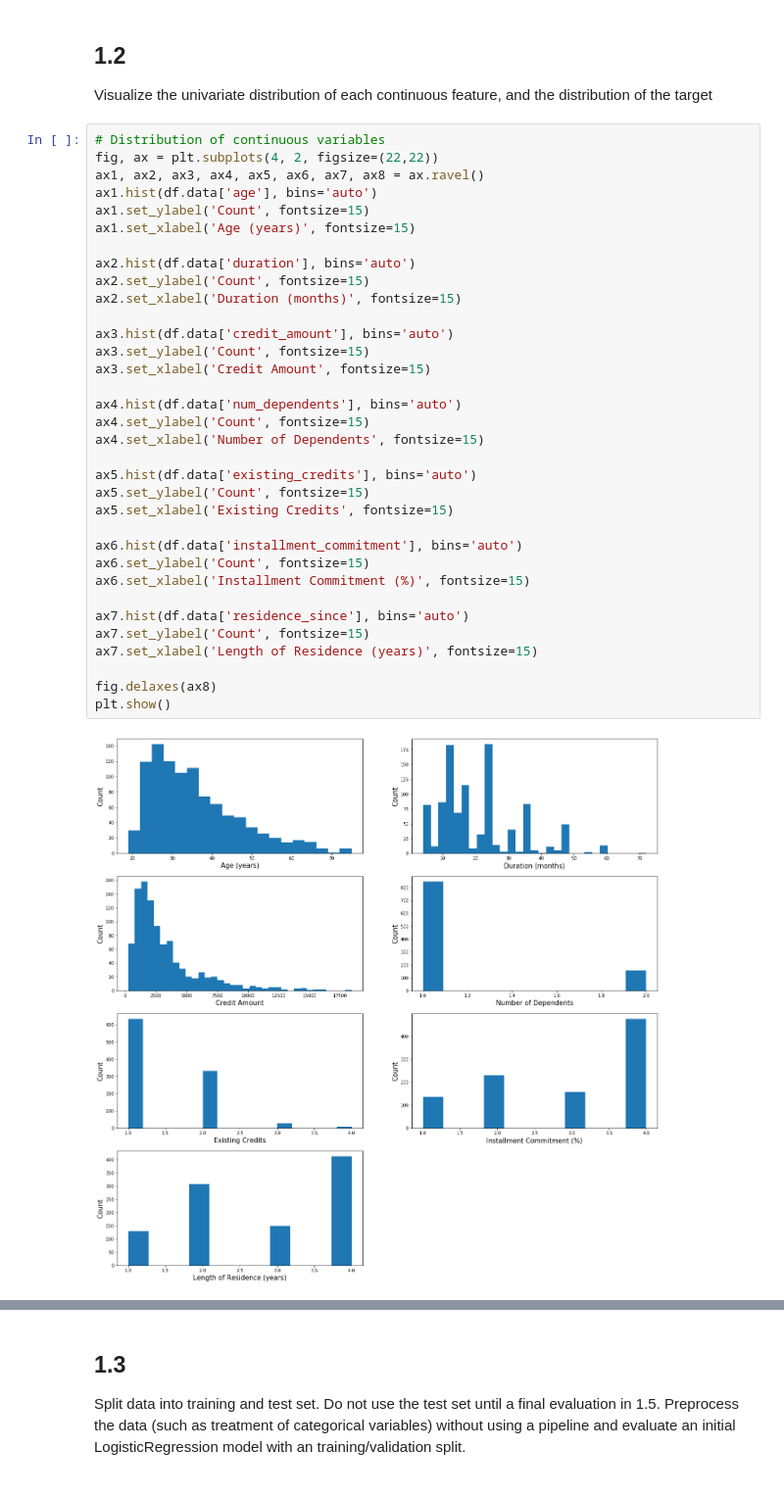
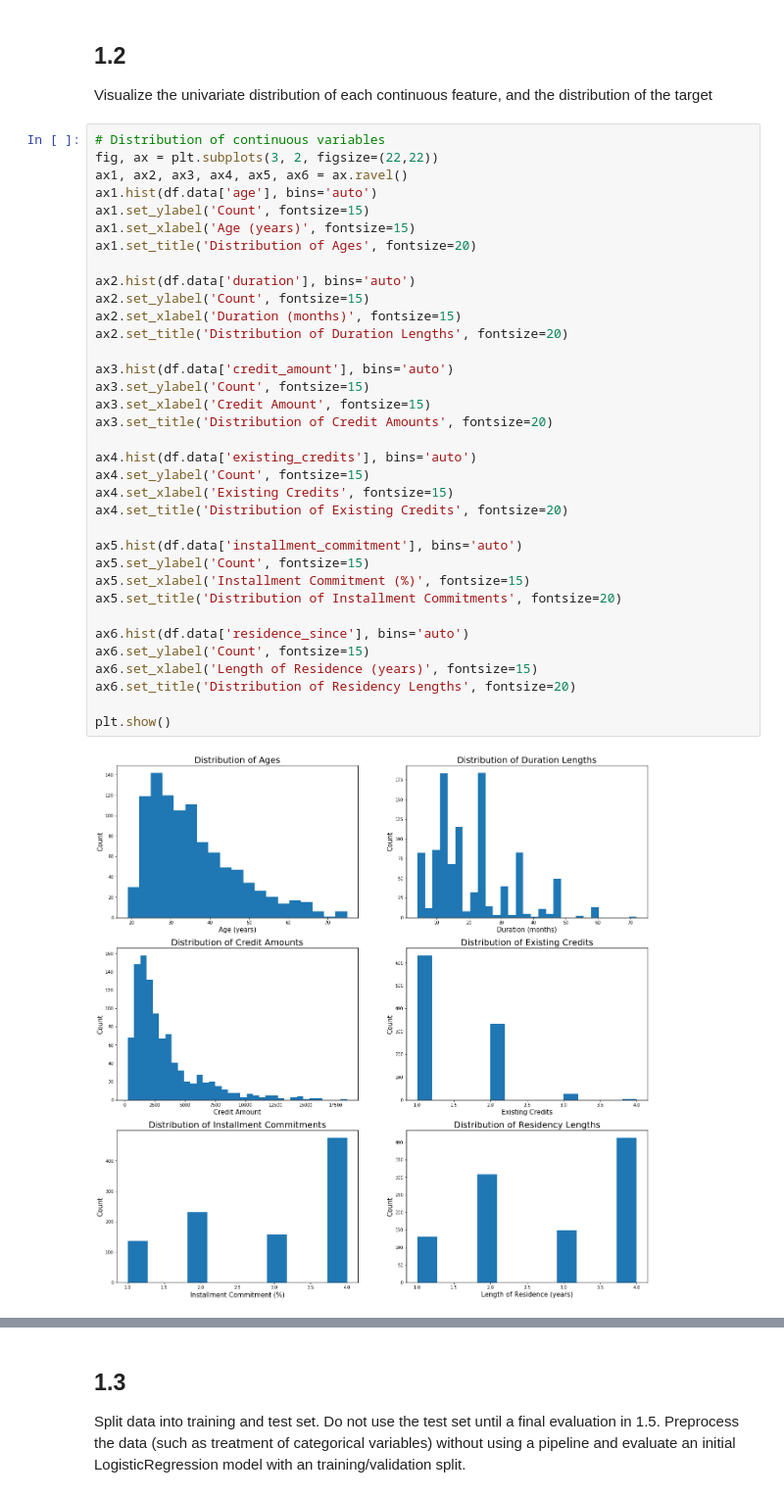
Before and after one commit to dsikka/Applied_ML, a Jupyter notebook: HW2/HW2_Task1.ipynb, the cells around one changed output, grey strips where cells are left out. Shown at 98% size. Cells and saved outputs as stored; diff of their text form.

```diff
--- a/HW2/HW2_Task1.ipynb
+++ b/HW2/HW2_Task1.ipynb
@@ -82,37 +74,38 @@ continuous
 Visualize the univariate distribution of each continuous feature, and the distribution of the target
 # %%
 # Distribution of continuous variables
-fig, ax = plt.subplots(4, 2, figsize=(22,22))
-ax1, ax2, ax3, ax4, ax5, ax6, ax7, ax8 = ax.ravel()
+fig, ax = plt.subplots(3, 2, figsize=(22,22))
+ax1, ax2, ax3, ax4, ax5, ax6 = ax.ravel()
 ax1.hist(df.data['age'], bins='auto')
 ax1.set_ylabel('Count', fontsize=15)
 ax1.set_xlabel('Age (years)', fontsize=15)
+ax1.set_title('Distribution of Ages', fontsize=20)
 
 ax2.hist(df.data['duration'], bins='auto')
 ax2.set_ylabel('Count', fontsize=15)
 ax2.set_xlabel('Duration (months)', fontsize=15)
+ax2.set_title('Distribution of Duration Lengths', fontsize=20)
 
 ax3.hist(df.data['credit_amount'], bins='auto')
 ax3.set_ylabel('Count', fontsize=15)
 ax3.set_xlabel('Credit Amount', fontsize=15)
+ax3.set_title('Distribution of Credit Amounts', fontsize=20)
 
-ax4.hist(df.data['num_dependents'], bins='auto')
+ax4.hist(df.data['existing_credits'], bins='auto')
 ax4.set_ylabel('Count', fontsize=15)
-ax4.set_xlabel('Number of Dependents', fontsize=15)
+ax4.set_xlabel('Existing Credits', fontsize=15)
+ax4.set_title('Distribution of Existing Credits', fontsize=20)
 
-ax5.hist(df.data['existing_credits'], bins='auto')
+ax5.hist(df.data['installment_commitment'], bins='auto')
 ax5.set_ylabel('Count', fontsize=15)
-ax5.set_xlabel('Existing Credits', fontsize=15)
+ax5.set_xlabel('Installment Commitment (%)', fontsize=15)
+ax5.set_title('Distribution of Installment Commitments', fontsize=20)
 
-ax6.hist(df.data['installment_commitment'], bins='auto')
+ax6.hist(df.data['residence_since'], bins='auto')
 ax6.set_ylabel('Count', fontsize=15)
-ax6.set_xlabel('Installment Commitment (%)', fontsize=15)
+ax6.set_xlabel('Length of Residence (years)', fontsize=15)
+ax6.set_title('Distribution of Residency Lengths', fontsize=20)
 
-ax7.hist(df.data['residence_since'], bins='auto')
-ax7.set_ylabel('Count', fontsize=15)
-ax7.set_xlabel('Length of Residence (years)', fontsize=15)
-
-fig.delaxes(ax8)
 plt.show()
 # %% [output]
-[figure, old version]
+[figure, new version]
```
Also changed, not shown: parts of 21 cells of this notebook, 1 other file.
